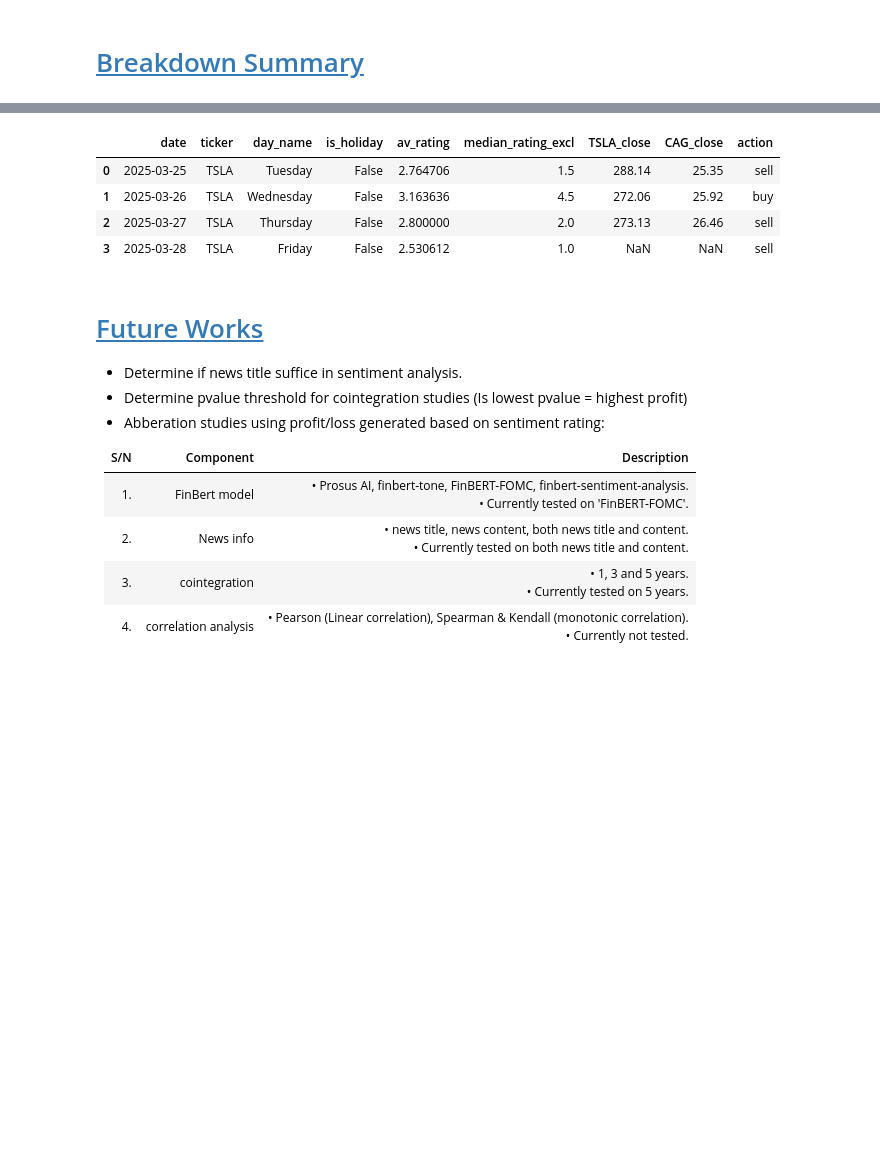
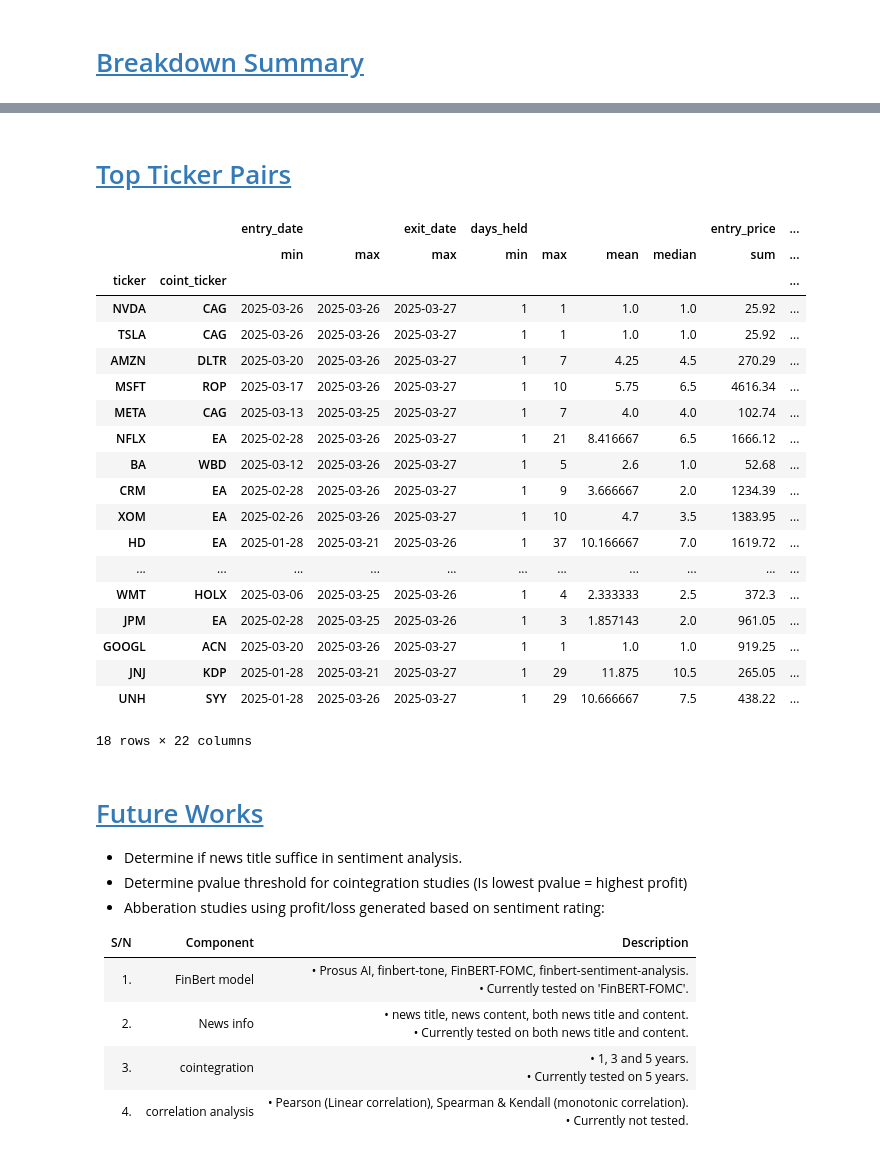
Before and after one commit to CKAbundant/sentiment, a Jupyter notebook: poc.ipynb, the cells around one changed output, grey strips where cells are left out. Cells and saved outputs as stored; diff of their text form; code cells hidden in the pictures; blank space fills up the shorter version.

```diff
--- a/poc.ipynb
+++ b/poc.ipynb
@@ -643,14 +671,29 @@ breakdown
-# %%
-tsla_cag = pd.read_csv(
-    "./data/results/2025-03-28/ziweichen_5/price_actions/TSLA_CAG.csv"
-)
-tsla_cag
-# %% [output]
-|  | date | ticker | day_name | is_holiday | av_rating | median_rating_excl | TSLA_close | CAG_close | action |
-| 0 | 2025-03-25 | TSLA | Tuesday | False | 2.764706 | 1.5 | 288.14 | 25.35 | sell |
-| 1 | 2025-03-26 | TSLA | Wednesday | False | 3.163636 | 4.5 | 272.06 | 25.92 | buy |
-| 2 | 2025-03-27 | TSLA | Thursday | False | 2.800000 | 2.0 | 273.13 | 26.46 | sell |
-| 3 | 2025-03-28 | TSLA | Friday | False | 2.530612 | 1.0 | NaN | NaN | sell |
+# %% [markdown]
+# [Top Ticker Pairs](#table-of-contents)
+# %%
+top_ticker_pairs = utils.load_csv("./data/results/2025-03-28/ziweichen_coint_5/top_ticker_pairs.csv", header=[0, 1], index_col=[0, 1])
+top_ticker_pairs
+# %% [output]
+|  |  | entry_date |  | exit_date | days_held |  |  |  | entry_price | ... |
+|  |  | min | max | max | min | max | mean | median | sum | ... |
+| ticker | coint_ticker |  |  |  |  |  |  |  |  | ... |
+| NVDA | CAG | 2025-03-26 | 2025-03-26 | 2025-03-27 | 1 | 1 | 1.0 | 1.0 | 25.92 | ... |
+| TSLA | CAG | 2025-03-26 | 2025-03-26 | 2025-03-27 | 1 | 1 | 1.0 | 1.0 | 25.92 | ... |
+| AMZN | DLTR | 2025-03-20 | 2025-03-26 | 2025-03-27 | 1 | 7 | 4.25 | 4.5 | 270.29 | ... |
+| MSFT | ROP | 2025-03-17 | 2025-03-26 | 2025-03-27 | 1 | 10 | 5.75 | 6.5 | 4616.34 | ... |
+| META | CAG | 2025-03-13 | 2025-03-25 | 2025-03-27 | 1 | 7 | 4.0 | 4.0 | 102.74 | ... |
+| NFLX | EA | 2025-02-28 | 2025-03-26 | 2025-03-27 | 1 | 21 | 8.416667 | 6.5 | 1666.12 | ... |
+| BA | WBD | 2025-03-12 | 2025-03-26 | 2025-03-27 | 1 | 5 | 2.6 | 1.0 | 52.68 | ... |
+| CRM | EA | 2025-02-28 | 2025-03-26 | 2025-03-27 | 1 | 9 | 3.666667 | 2.0 | 1234.39 | ... |
+| XOM | EA | 2025-02-26 | 2025-03-26 | 2025-03-27 | 1 | 10 | 4.7 | 3.5 | 1383.95 | ... |
+| HD | EA | 2025-01-28 | 2025-03-21 | 2025-03-26 | 1 | 37 | 10.166667 | 7.0 | 1619.72 | ... |
+| ... | ... | ... | ... | ... | ... | ... | ... | ... | ... | ... |
+| WMT | HOLX | 2025-03-06 | 2025-03-25 | 2025-03-26 | 1 | 4 | 2.333333 | 2.5 | 372.3 | ... |
+| JPM | EA | 2025-02-28 | 2025-03-25 | 2025-03-26 | 1 | 3 | 1.857143 | 2.0 | 961.05 | ... |
+| GOOGL | ACN | 2025-03-20 | 2025-03-26 | 2025-03-27 | 1 | 1 | 1.0 | 1.0 | 919.25 | ... |
+| JNJ | KDP | 2025-01-28 | 2025-03-21 | 2025-03-27 | 1 | 29 | 11.875 | 10.5 | 265.05 | ... |
+| UNH | SYY | 2025-01-28 | 2025-03-26 | 2025-03-27 | 1 | 29 | 10.666667 | 7.5 | 438.22 | ... |
+18 rows × 22 columns
 # %% [markdown]
 # [Future Works](#table-of-contents)
 
```
Also changed, not shown: parts of 20 cells of this notebook, 8 other files.
